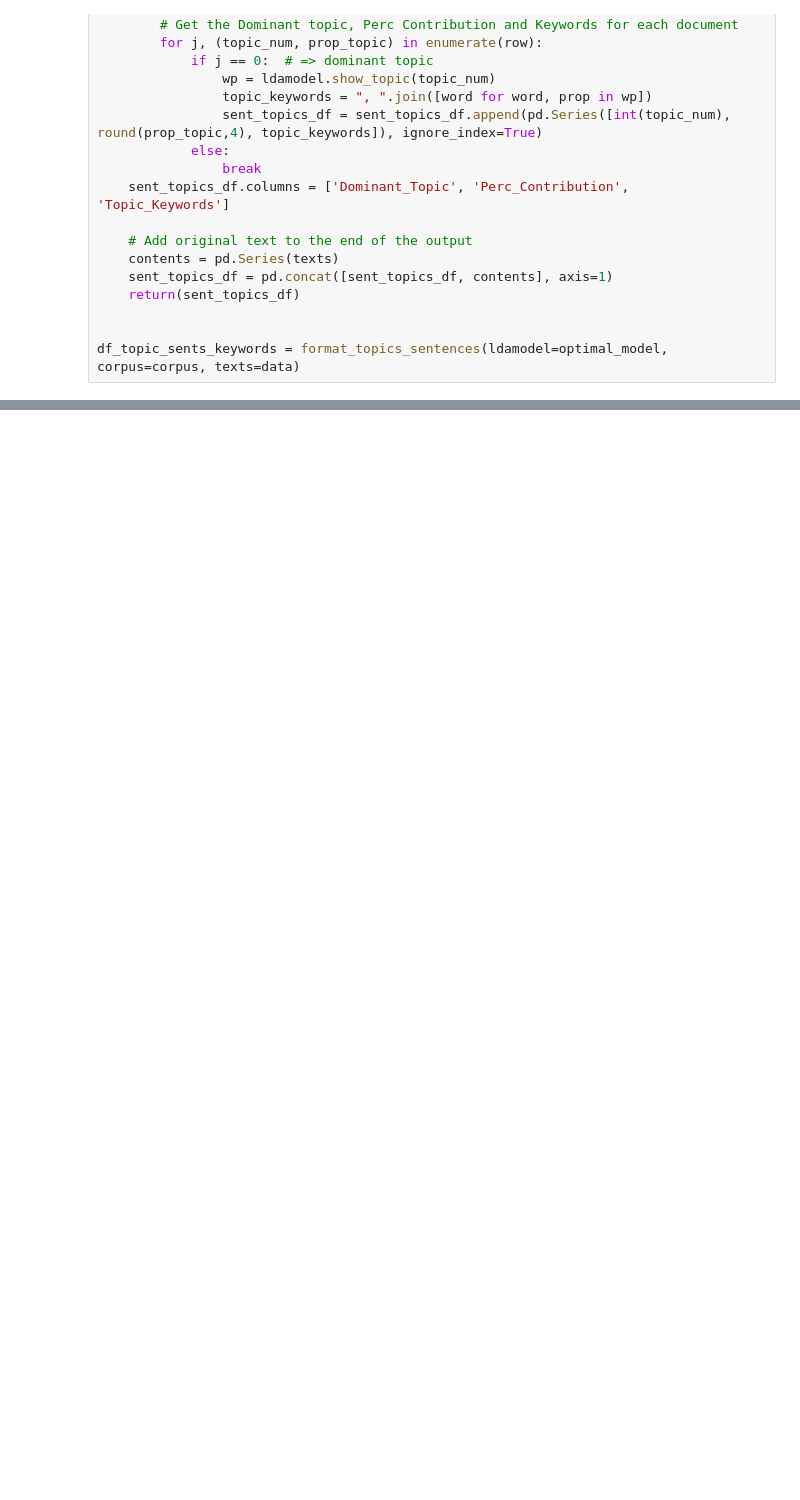
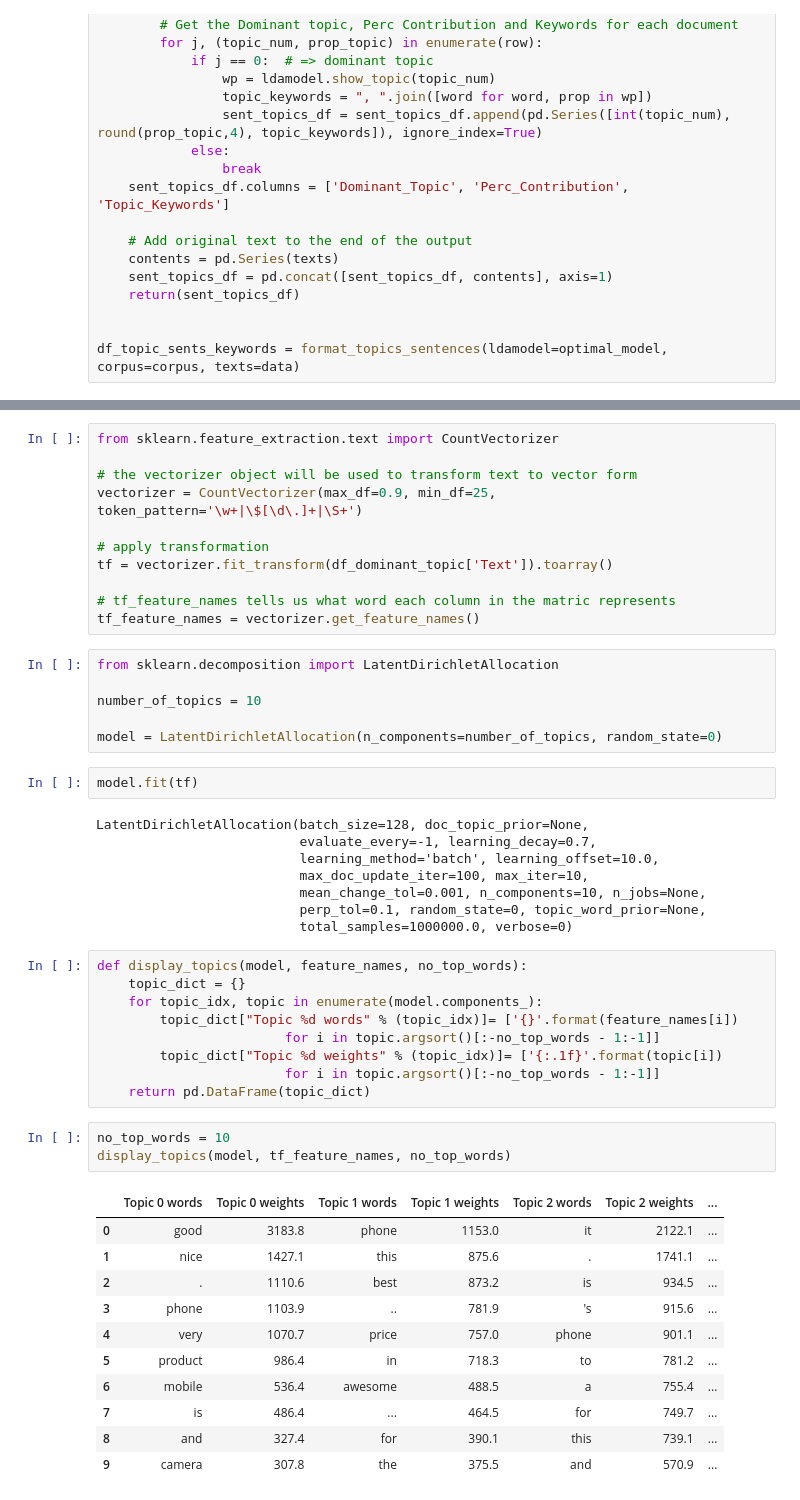
Before and after one commit to Saaimurugan/PGP-AI---Python-for-Data-Science, a Jupyter notebook: Topic Analysis of Review Data/Topic Analysis of Review Data.ipynb, the cells around one changed output, grey strips where cells are left out. Cells and saved outputs as stored; diff of their text form; blank space fills up the shorter version.

```diff
--- a/Topic Analysis of Review Data/Topic Analysis of Review Data.ipynb
+++ b/Topic Analysis of Review Data/Topic Analysis of Review Data.ipynb
@@ -529,0 +530,51 @@ df_dominant_topic.head(10)
+# %%
+from sklearn.feature_extraction.text import CountVectorizer
+
+# the vectorizer object will be used to transform text to vector form
+vectorizer = CountVectorizer(max_df=0.9, min_df=25, token_pattern='\w+|\$[\d\.]+|\S+')
+
+# apply transformation
+tf = vectorizer.fit_transform(df_dominant_topic['Text']).toarray()
+
+# tf_feature_names tells us what word each column in the matric represents
+tf_feature_names = vectorizer.get_feature_names()
+# %%
+from sklearn.decomposition import LatentDirichletAllocation
+
+number_of_topics = 10
+
+model = LatentDirichletAllocation(n_components=number_of_topics, random_state=0)
+# %%
+model.fit(tf)
+# %% [output]
+LatentDirichletAllocation(batch_size=128, doc_topic_prior=None,
+                          evaluate_every=-1, learning_decay=0.7,
+                          learning_method='batch', learning_offset=10.0,
+                          max_doc_update_iter=100, max_iter=10,
+                          mean_change_tol=0.001, n_components=10, n_jobs=None,
+                          perp_tol=0.1, random_state=0, topic_word_prior=None,
+                          total_samples=1000000.0, verbose=0)
+# %%
+def display_topics(model, feature_names, no_top_words):
+    topic_dict = {}
+    for topic_idx, topic in enumerate(model.components_):
+        topic_dict["Topic %d words" % (topic_idx)]= ['{}'.format(feature_names[i])
+                        for i in topic.argsort()[:-no_top_words - 1:-1]]
+        topic_dict["Topic %d weights" % (topic_idx)]= ['{:.1f}'.format(topic[i])
+                        for i in topic.argsort()[:-no_top_words - 1:-1]]
+    return pd.DataFrame(topic_dict)
+# %%
+no_top_words = 10
+display_topics(model, tf_feature_names, no_top_words)
+# %% [output]
+|  | Topic 0 words | Topic 0 weights | Topic 1 words | Topic 1 weights | Topic 2 words | Topic 2 weights | ... |
+| 0 | good | 3183.8 | phone | 1153.0 | it | 2122.1 | ... |
+| 1 | nice | 1427.1 | this | 875.6 | . | 1741.1 | ... |
+| 2 | . | 1110.6 | best | 873.2 | is | 934.5 | ... |
+| 3 | phone | 1103.9 | .. | 781.9 | 's | 915.6 | ... |
+| 4 | very | 1070.7 | price | 757.0 | phone | 901.1 | ... |
+| 5 | product | 986.4 | in | 718.3 | to | 781.2 | ... |
+| 6 | mobile | 536.4 | awesome | 488.5 | a | 755.4 | ... |
+| 7 | is | 486.4 | ... | 464.5 | for | 749.7 | ... |
+| 8 | and | 327.4 | for | 390.1 | this | 739.1 | ... |
+| 9 | camera | 307.8 | the | 375.5 | and | 570.9 | ... |
```
Also changed, not shown: parts of 14 cells of this notebook.
